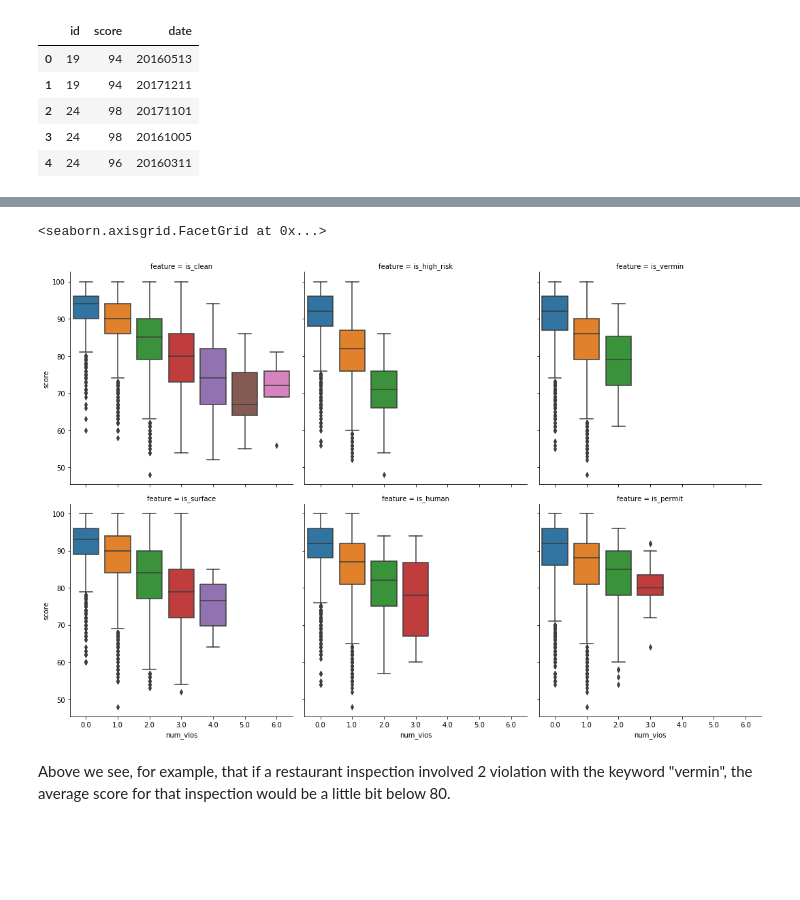
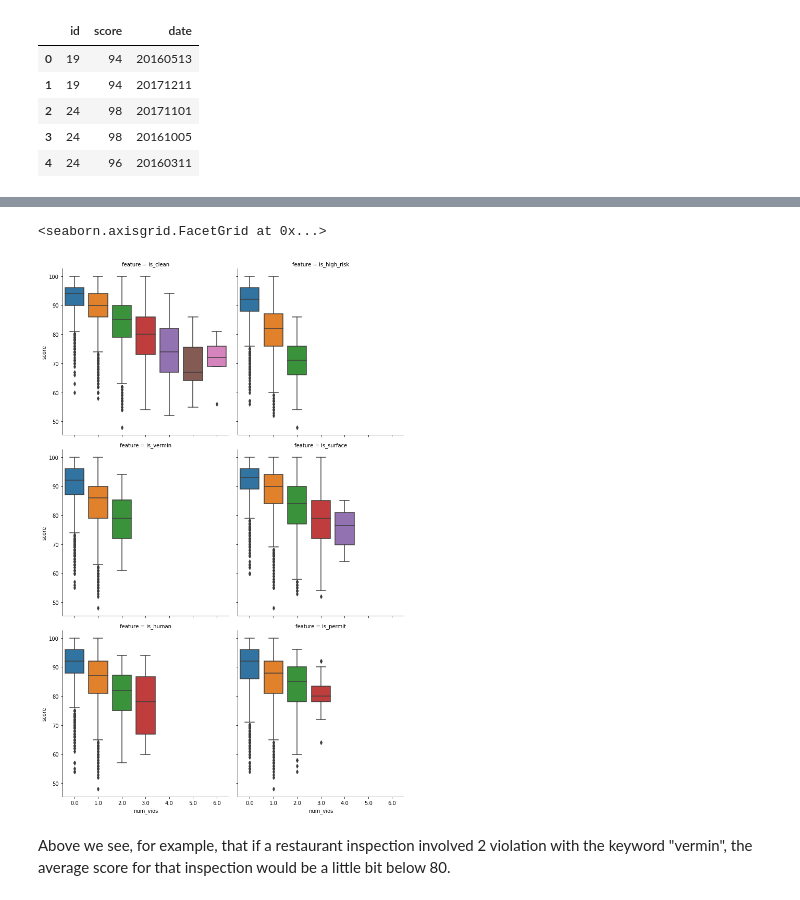
Before and after one commit to shayabarry/fa19, a Jupyter notebook: lecture/lec09/lec09-working-with-text.ipynb, the cells around one changed output, grey strips where cells are left out. Saved outputs shown, nothing was run; the diff lists cells and outputs as text; code cells hidden in the pictures; blank space fills up the shorter version.

```diff
--- a/lecture/lec09/lec09-working-with-text.ipynb
+++ b/lecture/lec09/lec09-working-with-text.ipynb
@@ -317,11 +337,11 @@ violation_type_and_scores.head()
 # %%
 sns.catplot(x='num_vios', y='score',
-               col='feature', col_wrap=3,
+               col='feature', col_wrap=2,
                kind='box',
                data=violation_type_and_scores)
 # %% [output]
 <seaborn.axisgrid.FacetGrid at 0x...>
-[figure, old version]
+[figure, new version]
 # %% [markdown]
 Above we see, for example, that if a restaurant inspection involved 2 violation with the keyword "vermin", the average score for that inspection would be a little bit below 80.
 # %% [markdown]
```
Also changed, not shown: parts of 26 cells of this notebook, 7 other files.
